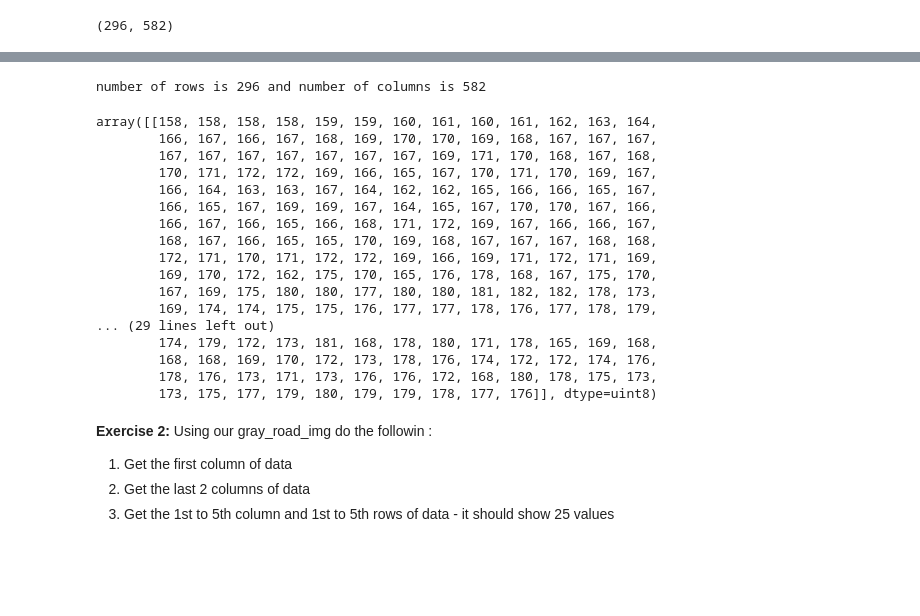
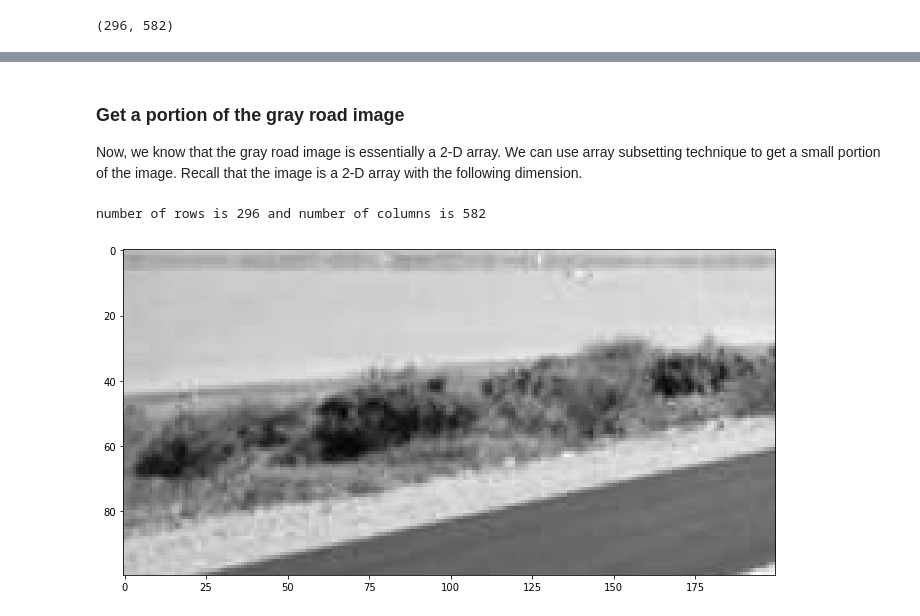
Before and after one commit to acflippo/Intro_to_Computer_Vision, a Jupyter notebook: Lesson1/ComputerVision_Basics.ipynb, the cells around one changed output, grey strips where cells are left out. Drawn from its saved outputs; the diff is of its cells as text; code cells hidden in the pictures; blank space fills up the shorter version.

Commit message:
updated with exercise 3
updated with exercise 3

```diff
--- a/Lesson1/ComputerVision_Basics.ipynb
+++ b/Lesson1/ComputerVision_Basics.ipynb
@@ -292,35 +323,19 @@ gray_road_img.shape
+# %% [markdown]
+### Get a portion of the gray road image
+
+Now, we know that the gray road image is essentially a 2-D array.  We can use array subsetting technique to get a small portion of the image.  Recall that the image is a 2-D array with the following dimension.
 # %%
 (nrow, ncol) = gray_road_img.shape
 
 print ("number of rows is %i and number of columns is %i" %(nrow, ncol))
 # %% [output]
 number of rows is 296 and number of columns is 582
-# %%
-# In 2-D array, you can use indexing to get values to specific rows, columns or combination of both
-# First row of data
-
-gray_road_img[0:1, 0:]
-# %% [output]
-array([[158, 158, 158, 158, 159, 159, 160, 161, 160, 161, 162, 163, 164,
-        166, 167, 166, 167, 168, 169, 170, 170, 169, 168, 167, 167, 167,
-        167, 167, 167, 167, 167, 167, 167, 169, 171, 170, 168, 167, 168,
-        170, 171, 172, 172, 169, 166, 165, 167, 170, 171, 170, 169, 167,
-        166, 164, 163, 163, 167, 164, 162, 162, 165, 166, 166, 165, 167,
-        166, 165, 167, 169, 169, 167, 164, 165, 167, 170, 170, 167, 166,
-        166, 167, 166, 165, 166, 168, 171, 172, 169, 167, 166, 166, 167,
-        168, 167, 166, 165, 165, 170, 169, 168, 167, 167, 167, 168, 168,
-        172, 171, 170, 171, 172, 172, 169, 166, 169, 171, 172, 171, 169,
-        169, 170, 172, 162, 175, 170, 165, 176, 178, 168, 167, 175, 170,
-        167, 169, 175, 180, 180, 177, 180, 180, 181, 182, 182, 178, 173,
-        169, 174, 174, 175, 175, 176, 177, 177, 178, 176, 177, 178, 179,
-... (29 lines left out)
-        174, 179, 172, 173, 181, 168, 178, 180, 171, 178, 165, 169, 168,
-        168, 168, 169, 170, 172, 173, 178, 176, 174, 172, 172, 174, 176,
-        178, 176, 173, 171, 173, 176, 176, 172, 168, 180, 178, 175, 173,
-        173, 175, 177, 179, 180, 179, 179, 178, 177, 176]], dtype=uint8)
-# %% [markdown]
-__Exercise 2:__ Using our gray_road_img do the followin :
-
-1. Get the first column of data
-2. Get the last 2 columns of data
-3. Get the 1st to 5th column and 1st to 5th rows of data - it should show 25 values
+# %%
+small_gray_road_img = gray_road_img[0:100, 0:200]
+# %%
+# Call as plt.imshow(gray, cmap='gray') to show a grayscaled image correctly here.
+
+plt.imshow(small_gray_road_img, cmap='gray')
+plt.show()
+# %% [output]
+[figure, added]
```
Also changed, not shown: parts of 5 cells of this notebook.
